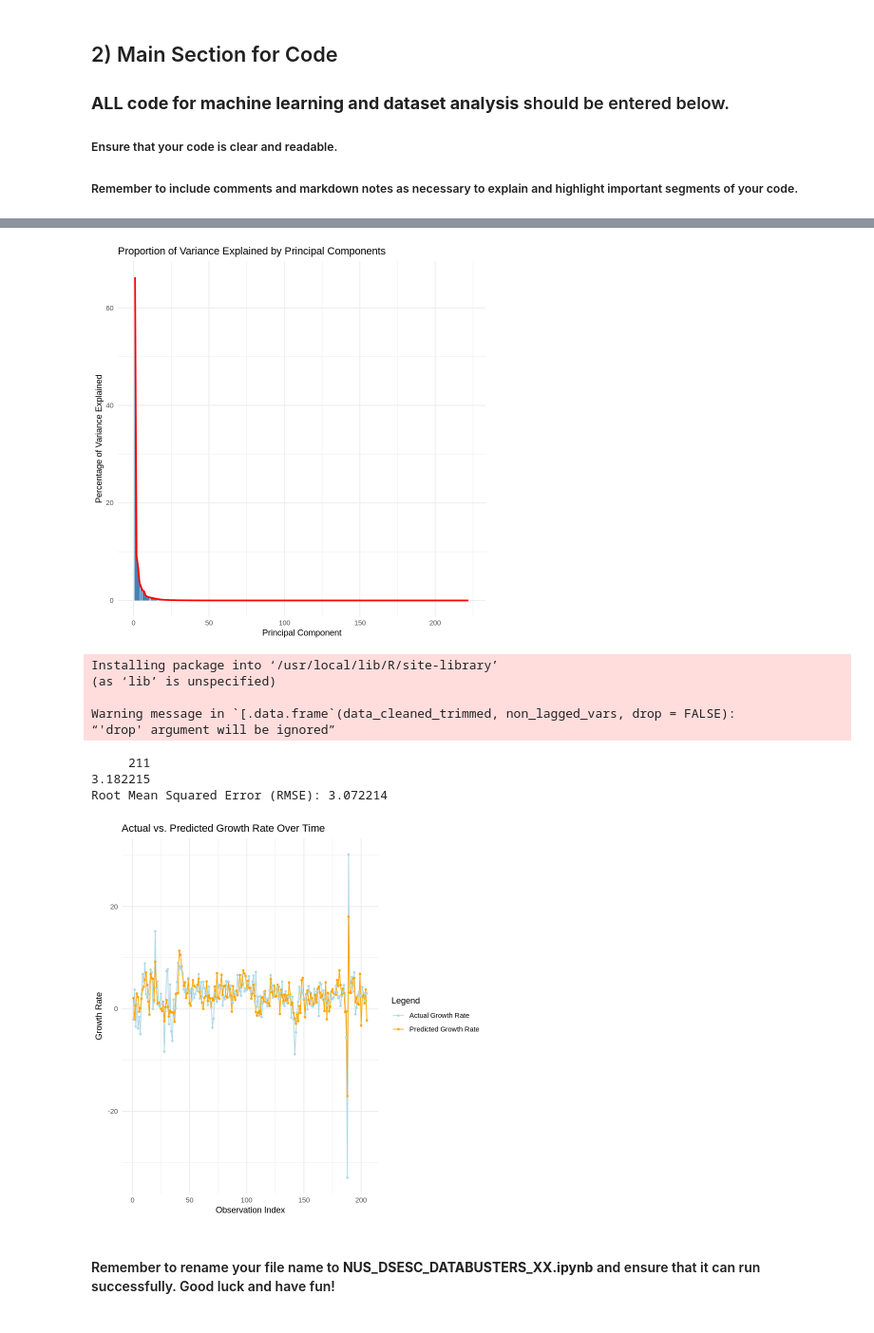
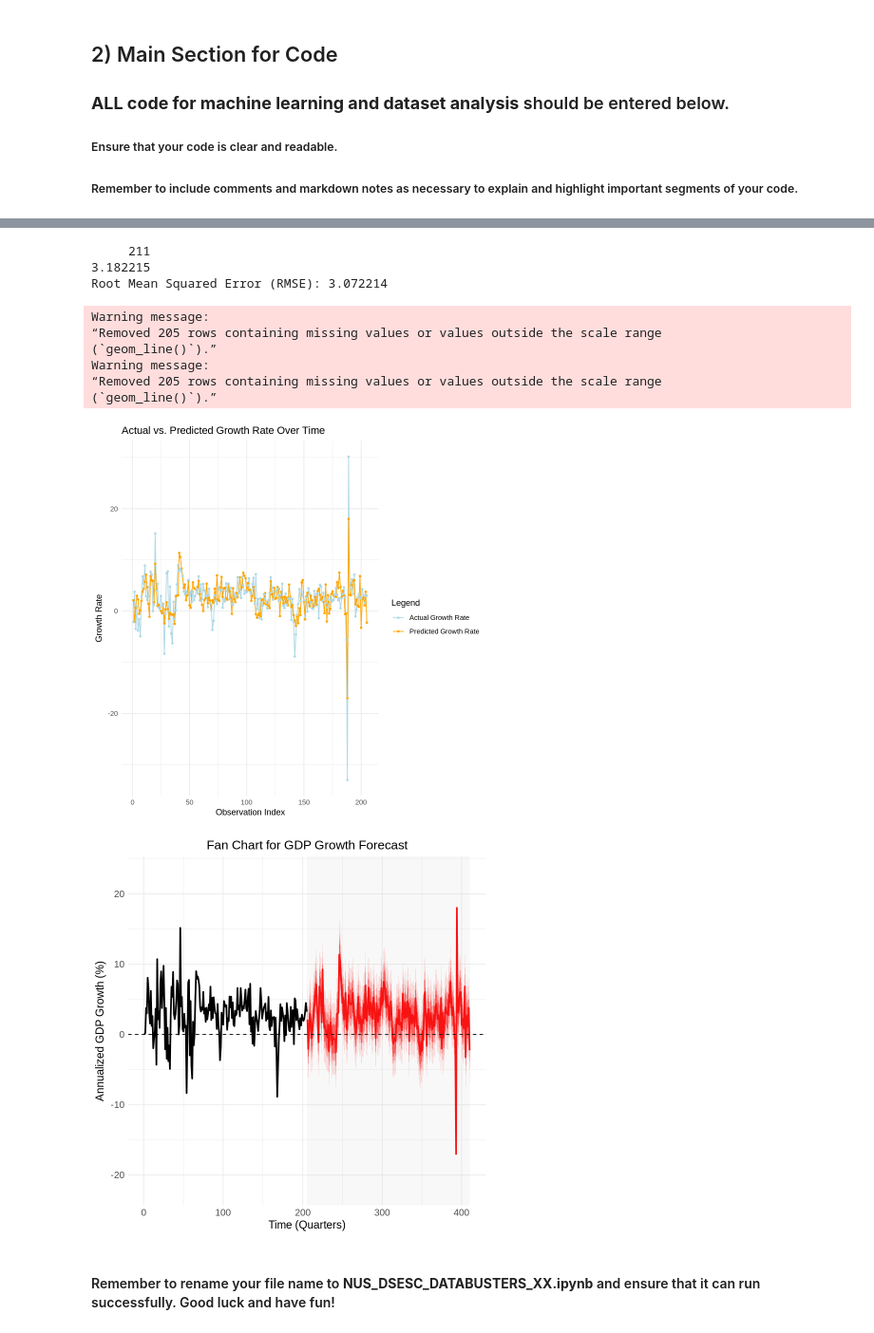
Before and after one commit to zixuantan/Databusters, a Jupyter notebook: NUS_DSESC_DATABUSTERS_XX.ipynb, the cells around one changed output, grey strips where cells are left out. Shown: that part at 95% size. Saved outputs shown, nothing was run; the diff lists cells and outputs as text; code cells hidden in the pictures.

Commit message:
q4 fan chart isn't working out

```diff
--- a/NUS_DSESC_DATABUSTERS_XX.ipynb
+++ b/NUS_DSESC_DATABUSTERS_XX.ipynb
@@ -512,6 +512,64 @@ rmse <- sqrt(mean((actual - predicted)^2))
 
 # Print the RMSE
 cat("Root Mean Squared Error (RMSE):", rmse, "\n")
+
+# Libraries
+library(ggplot2)
+
+gdp_actual <- data_cleaned$GDP_an_growth[1:length(predicted)]
+
+# Time setup
+forecast_start_index <- length(gdp_actual)  # Starting point for forecast
+time_index <- 1:(forecast_start_index + length(predicted))
+
+# Fan chart data combining historical and forecast data
+fan_chart_data <- data.frame(
+  time = time_index,
+  gdp_actual = c(gdp_actual, rep(NA, length(predicted))),
+  predicted = c(rep(NA, length(gdp_actual)), predicted),
+  lower_90 = c(rep(NA, length(gdp_actual)), predicted - 1.645 * rmse),
+  upper_90 = c(rep(NA, length(gdp_actual)), predicted + 1.645 * rmse),
+  lower_68 = c(rep(NA, length(gdp_actual)), predicted - 1 * rmse),
+  upper_68 = c(rep(NA, length(gdp_actual)), predicted + 1 * rmse),
+  lower_50 = c(rep(NA, length(gdp_actual)), predicted - 0.67 * rmse),
+  upper_50 = c(rep(NA, length(gdp_actual)), predicted + 0.67 * rmse)
+)
+
+# Combine and filter non-NA rows for plotting
+fan_chart_data_filtered <- fan_chart_data %>%
+  filter(!is.na(gdp_actual) | !is.na(predicted))
+
+# Plot
+ggplot(fan_chart_data_filtered, aes(x = time)) +
+
+  # 90%, 68%, and 50% confidence bands with gradient coloring
+  geom_ribbon(aes(ymin = lower_90, ymax = upper_90), fill = "#FF9999", alpha = 0.3) +
+  geom_ribbon(aes(ymin = lower_68, ymax = upper_68), fill = "#FF6666", alpha = 0.5) +
+  geom_ribbon(aes(ymin = lower_50, ymax = upper_50), fill = "#FF3333", alpha = 0.7) +
+
+  # Actual data line (black, solid)
+  geom_line(aes(y = gdp_actual), color = "black", size = 1) +
+
+  # Predicted central forecast line (red, solid)
+  geom_line(aes(y = predicted), color = "red", size = 1) +
+
+  # Reference horizontal line (black)
+  geom_hline(yintercept = 0, color = "black", linetype = "dashed") +
+
+  # Shading for future period (optional for forecast zone effect)
+  annotate("rect", xmin = forecast_start_index, xmax = max(time_index), ymin = -Inf, ymax = Inf, alpha = 0.1, fill = "gray") +
+
+  # Titles and labels
+  labs(title = "Fan Chart for GDP Growth Forecast",
+       x = "Time (Quarters)",
+       y = "Annualized GDP Growth (%)") +
+
+  theme_minimal() +
+  theme(
+    plot.title = element_text(hjust = 0.5, size = 16),
+    axis.text = element_text(size = 12),
+    axis.title = element_text(size = 14)
+  )
 # %% [output]
         OUTMS         HOAMS        RSAFSx       ACOGNOx       ANDENOx
           112           112           132           132            36
@@ -615,12 +674,13 @@ F-statistic: 6.837 on 26 and 178 DF,  p-value: 5.691e-16
-[figure]
-Installing package into ‘/usr/local/lib/R/site-library’
-(as ‘lib’ is unspecified)
-
-Warning message in `[.data.frame`(data_cleaned_trimmed, non_lagged_vars, drop = FALSE):
-“'drop' argument will be ignored”
+     211
+3.182215
+Root Mean Squared Error (RMSE): 3.072214
-     211
-3.182215
-Root Mean Squared Error (RMSE): 3.072214
+Warning message:
+“Removed 205 rows containing missing values or values outside the scale range
+(`geom_line()`).”
+Warning message:
+“Removed 205 rows containing missing values or values outside the scale range
+(`geom_line()`).”
 [figure]
+[figure, added]
 # %% [markdown]
 #### Remember to rename your file name to **NUS_DSESC_DATABUSTERS_XX.ipynb** and ensure that it can run successfully. Good luck and have fun!
```
Also changed, not shown: parts of 1 cell of this notebook.
